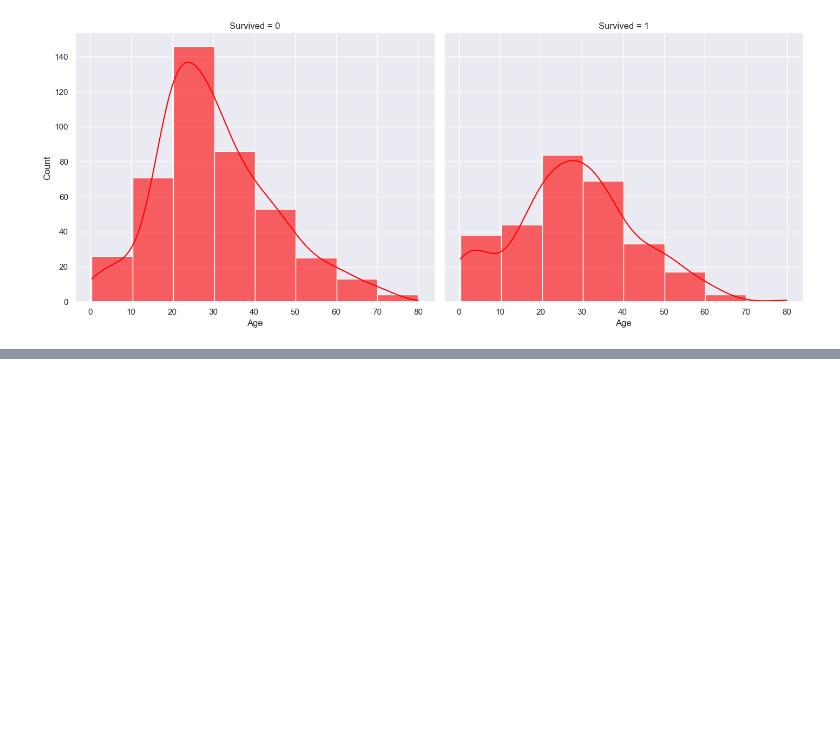
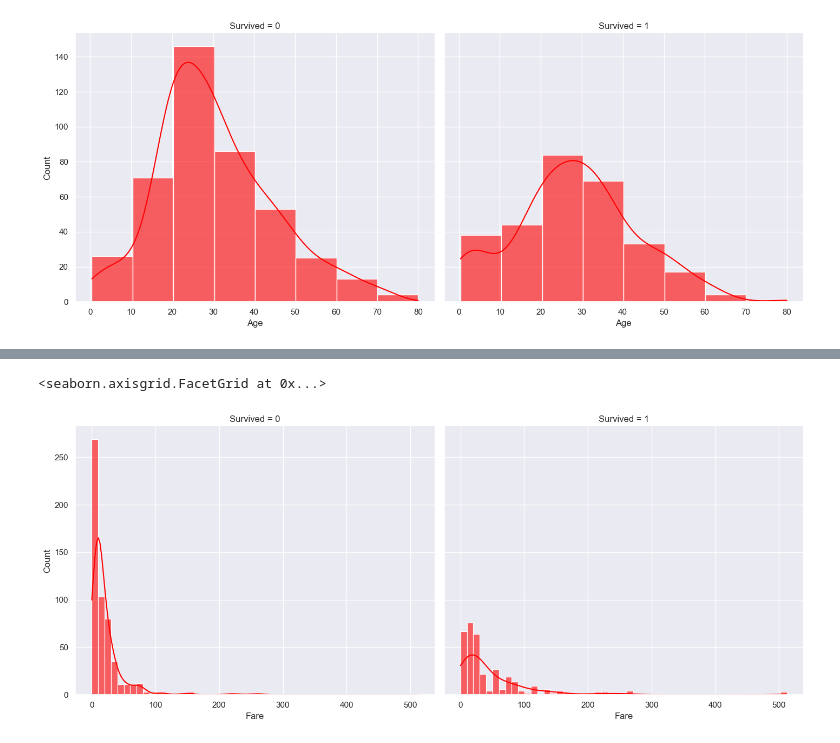
Before and after one commit to SumeyraBayrak/Titanic-Survival-Analysis, a Jupyter notebook: Untitled.ipynb, the cells around one changed output, grey strips where cells are left out. Drawn from its saved outputs; the diff is of its cells as text; code cells hidden in the pictures; blank space fills up the shorter version.

```diff
--- a/Untitled.ipynb
+++ b/Untitled.ipynb
@@ -418,0 +401,33 @@ train_data.head()
+# %%
+train_data.loc[train_data["Age"] <= 17, "Age"] = 1
+train_data.loc[(train_data["Age"] > 17) & (train_data["Age"] <= 21.714), "Age"] = 2
+train_data.loc[(train_data["Age"] > 21.714) & (train_data["Age"] <= 26), "Age"] = 3
+train_data.loc[(train_data["Age"] > 26) & (train_data["Age"] <= 30), "Age"] = 4
+train_data.loc[(train_data["Age"] > 30) & (train_data["Age"] <= 36), "Age"] = 5
+train_data.loc[(train_data["Age"] > 36) & (train_data["Age"] <= 45.5), "Age"] = 6
+train_data.loc[(train_data["Age"] > 45.5) & (train_data["Age"] <= 80.0), "Age"] = 7
+
+test_data.loc[train_data["Age"] <= 17, "Age"] = 1
+test_data.loc[(train_data["Age"] > 17) & (test_data["Age"] <= 21.714), "Age"] = 2
+test_data.loc[(train_data["Age"] > 21.714) & (test_data["Age"] <= 26), "Age"] = 3
+test_data.loc[(train_data["Age"] > 26) & (test_data["Age"] <= 30), "Age"] = 4
+test_data.loc[(train_data["Age"] > 30) & (test_data["Age"] <= 36), "Age"] = 5
+test_data.loc[(train_data["Age"] > 36) & (test_data["Age"] <= 45.5), "Age"] = 6
+test_data.loc[(train_data["Age"] > 45.5) & (test_data["Age"] <= 80), "Age"] = 7
+# %%
+sns.displot(
+    data=train_data,
+    x="Fare",
+    col="Survived",
+    binwidth=10,
+    height=6,
+    aspect=1.2,
+    # Add color and style elements
+    color="red",
+    fill=True,
+    alpha=0.6,  # Some transparency
+    kde=True,  # Add kernel density estimate
+)
+# %% [output]
+<seaborn.axisgrid.FacetGrid at 0x...>
+[figure, added]
```
Also changed, not shown: parts of 17 cells of this notebook.
